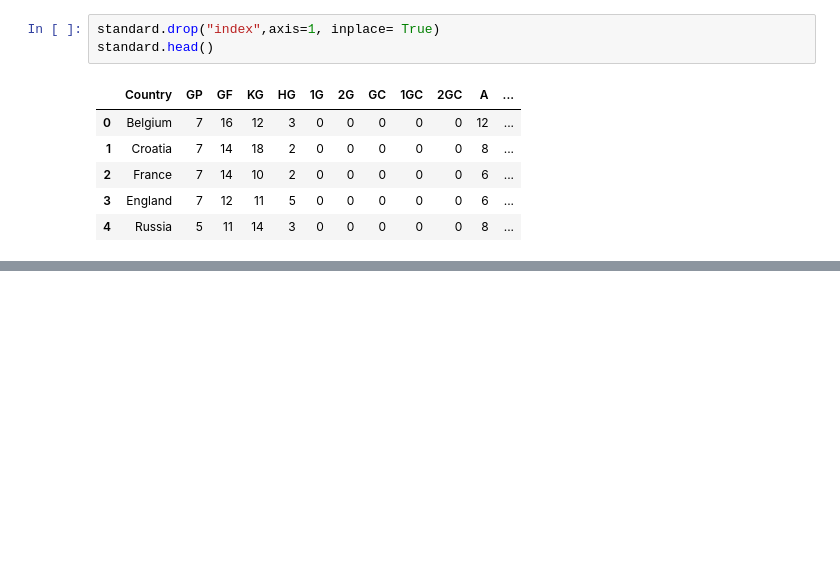
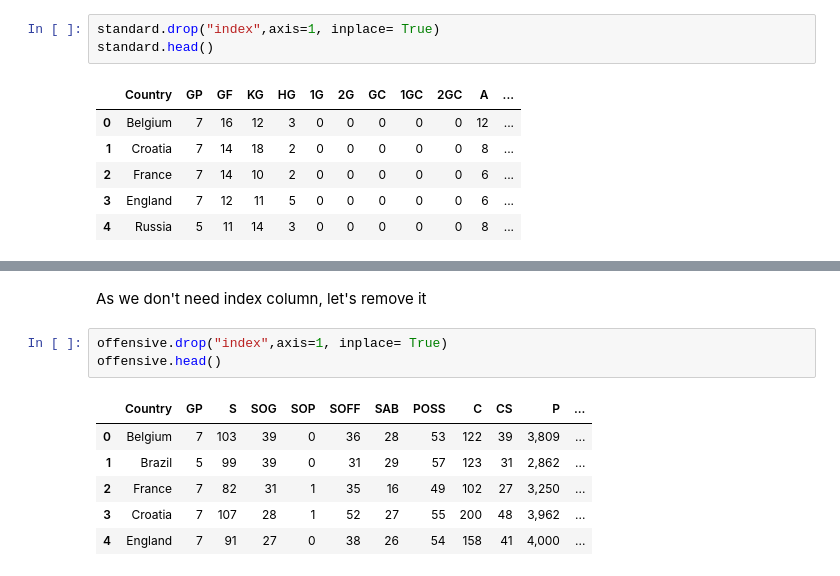
Before and after one commit to YahiaML/World-Cup-2018-Data-, a Jupyter notebook: World_Cup_qualifiers_data.ipynb, the cells around one changed output, grey strips where cells are left out. Drawn from its saved outputs; the diff is of its cells as text; blank space fills up the shorter version.

```diff
--- a/World_Cup_qualifiers_data.ipynb
+++ b/World_Cup_qualifiers_data.ipynb
@@ -114,0 +190,12 @@ standard.head()
+# %% [markdown]
+As we don't need index column, let's remove it
+# %%
+offensive.drop("index",axis=1, inplace= True)
+offensive.head()
+# %% [output]
+|  | Country | GP | S | SOG | SOP | SOFF | SAB | POSS | C | CS | P | ... |
+| 0 | Belgium | 7 | 103 | 39 | 0 | 36 | 28 | 53 | 122 | 39 | 3,809 | ... |
+| 1 | Brazil | 5 | 99 | 39 | 0 | 31 | 29 | 57 | 123 | 31 | 2,862 | ... |
+| 2 | France | 7 | 82 | 31 | 1 | 35 | 16 | 49 | 102 | 27 | 3,250 | ... |
+| 3 | Croatia | 7 | 107 | 28 | 1 | 52 | 27 | 55 | 200 | 48 | 3,962 | ... |
+| 4 | England | 7 | 91 | 27 | 0 | 38 | 26 | 54 | 158 | 41 | 4,000 | ... |
```
Also changed, not shown: parts of 9 cells of this notebook.
